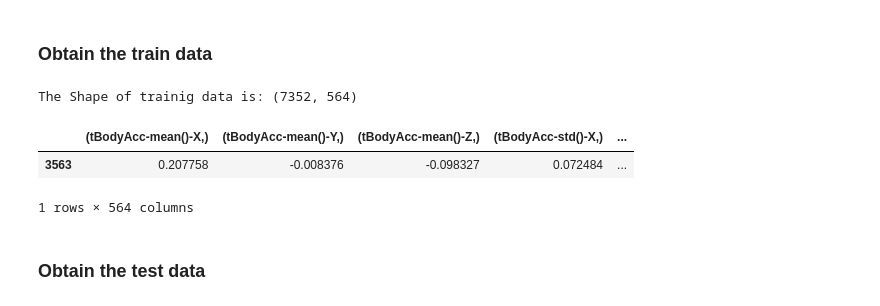
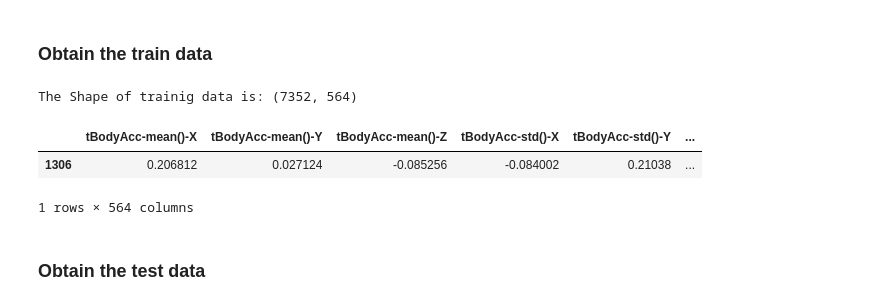
Before and after one commit to ashishsth7586/PyTorch, a Jupyter notebook: 04_Human_activity_recognition/Human Activity Recognition.ipynb, the cells around one changed output. Saved outputs shown, nothing was run; the diff lists cells and outputs as text; code cells hidden in the pictures.

```diff
--- a/04_Human_activity_recognition/Human Activity Recognition.ipynb
+++ b/04_Human_activity_recognition/Human Activity Recognition.ipynb
@@ -63,33 +63,33 @@ No of Features: 561
 # %%
 # get the data from txt files to pandas dataframe
 X_train = pd.read_csv('dataset/train/X_train.txt', delim_whitespace=True, header=None)
-X_train.columns = pd.DataFrame(data=features)
+X_train.columns = features
 
 # add subject column to the dataframe
 X_train['subject'] = pd.read_csv('dataset/train/subject_train.txt', header=None, squeeze=True)
 
 y_train = pd.read_csv('dataset/train/y_train.txt', names=['activity'], squeeze=True)
 y_train_labels = y_train.map(
     {
         1 : 'WALKING',
         2 : 'WALKING_UPSTAIRS',
         3 : 'WALKING_DOWNSTAIRS',
         4 : 'SITTING',
         5 : 'STANDING',
         6 : 'LAYING'
     }
 )
 
 # combine all columns in single pandas dataframe
 train = X_train
 train['activity'] = y_train
 train['activityName'] = y_train_labels
 print(f"The Shape of trainig data is: {train.shape}")
 train.sample()
 # %% [output]
 The Shape of trainig data is: (7352, 564)
-|  | (tBodyAcc-mean()-X,) | (tBodyAcc-mean()-Y,) | (tBodyAcc-mean()-Z,) | (tBodyAcc-std()-X,) | ... |
-| 3563 | 0.207758 | -0.008376 | -0.098327 | 0.072484 | ... |
+|  | tBodyAcc-mean()-X | tBodyAcc-mean()-Y | tBodyAcc-mean()-Z | tBodyAcc-std()-X | tBodyAcc-std()-Y | ... |
+| 1306 | 0.206812 | 0.027124 | -0.085256 | -0.084002 | 0.21038 | ... |
 1 rows × 564 columns
 # %% [markdown]
 ### Obtain the test data
```
Also changed, not shown: parts of 28 cells of this notebook, 9 other files.
